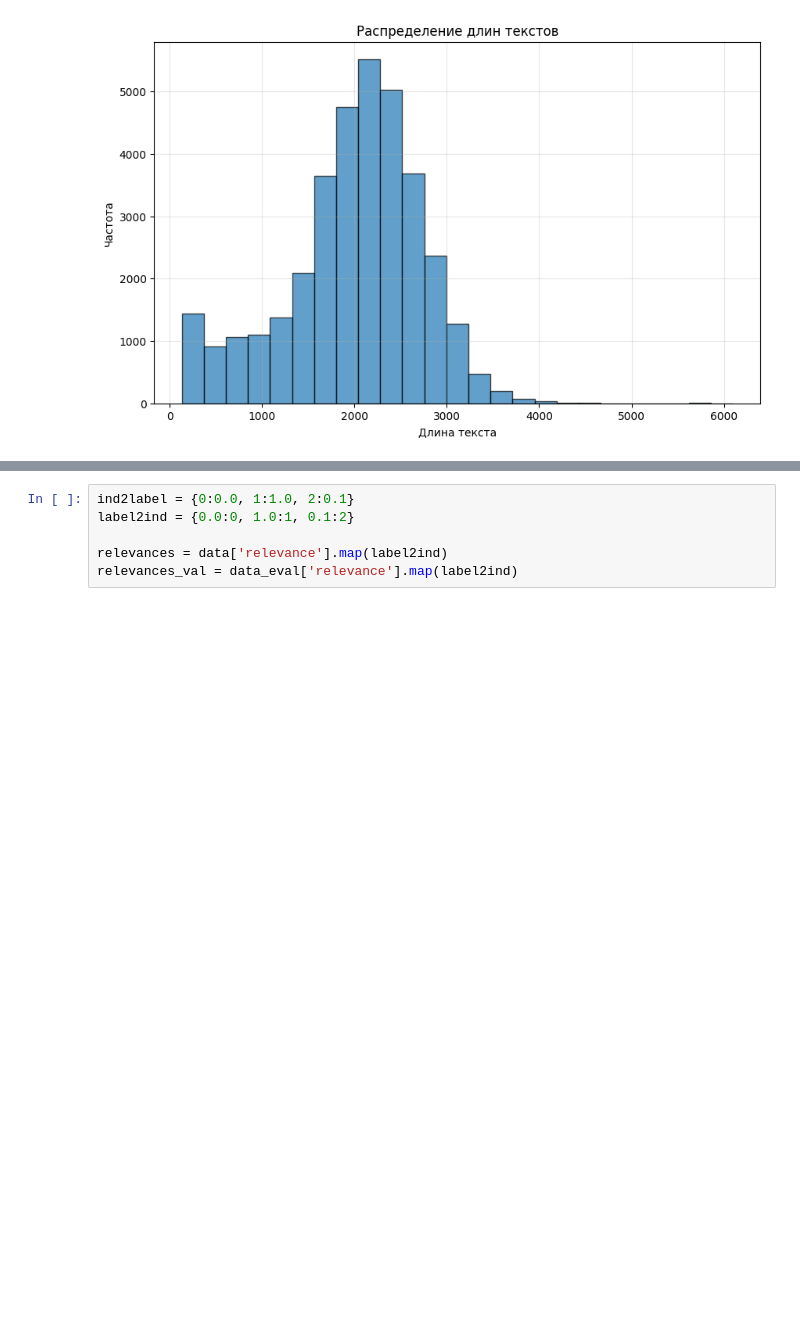
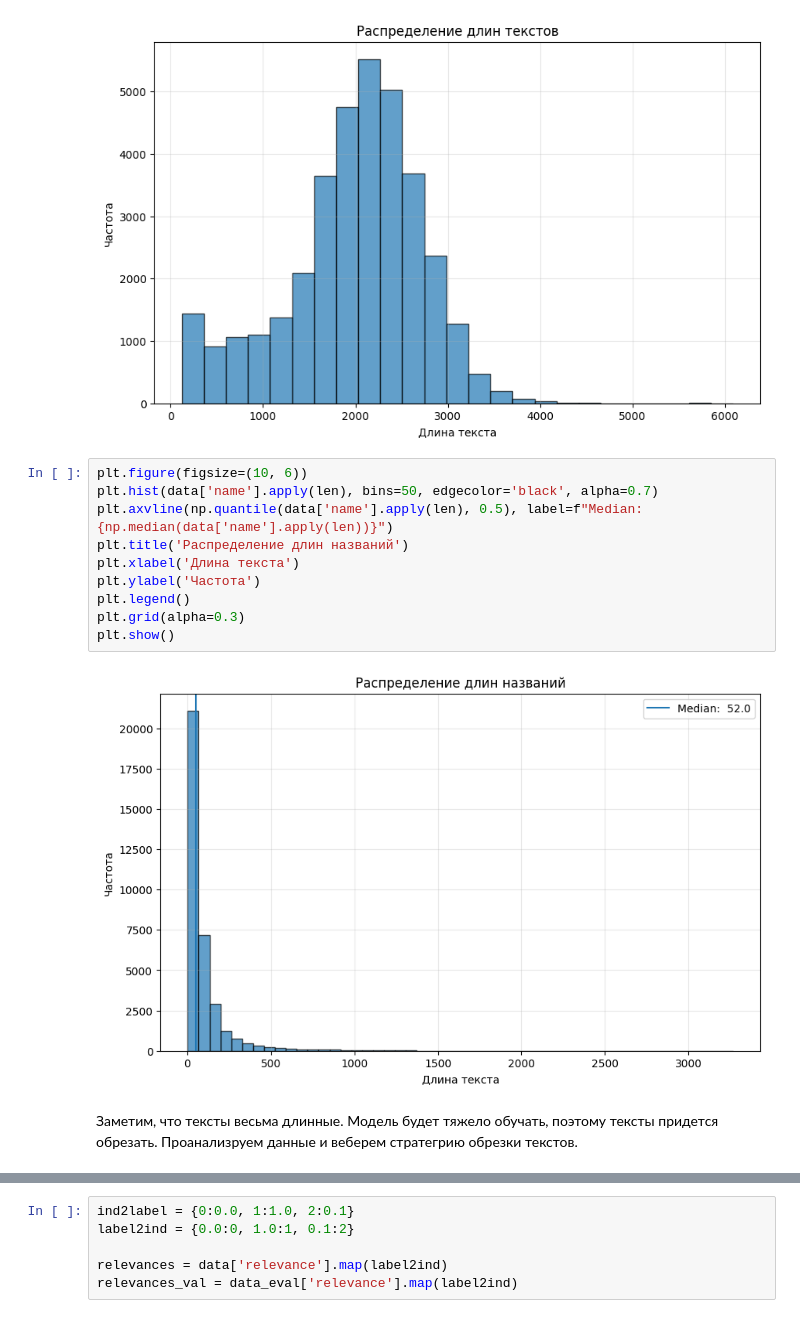
Before and after one commit to HaydenLS/Relevance_YaMaps, a Jupyter notebook: notebooks/1_baseline.ipynb, the cells around one changed output, grey strips where cells are left out. Drawn from its saved outputs; the diff is of its cells as text; blank space fills up the shorter version.

```diff
--- a/notebooks/1_baseline.ipynb
+++ b/notebooks/1_baseline.ipynb
@@ -206,3 +209,17 @@ plt.grid(alpha=0.3)
 plt.show()
 # %% [output]
 [figure]
+# %%
+plt.figure(figsize=(10, 6))
+plt.hist(data['name'].apply(len), bins=50, edgecolor='black', alpha=0.7)
+plt.axvline(np.quantile(data['name'].apply(len), 0.5), label=f"Median:  {np.median(data['name'].apply(len))}")
+plt.title('Распределение длин названий')
+plt.xlabel('Длина текста')
+plt.ylabel('Частота')
+plt.legend()
+plt.grid(alpha=0.3)
+plt.show()
+# %% [output]
+[figure, added]
+# %% [markdown]
+Заметим, что тексты весьма длинные. Модель будет тяжело обучать, поэтому тексты придется обрезать. Проанализруем данные и веберем стратегрию обрезки текстов.
```
Also changed, not shown: parts of 38 cells of this notebook, 3 other files.
